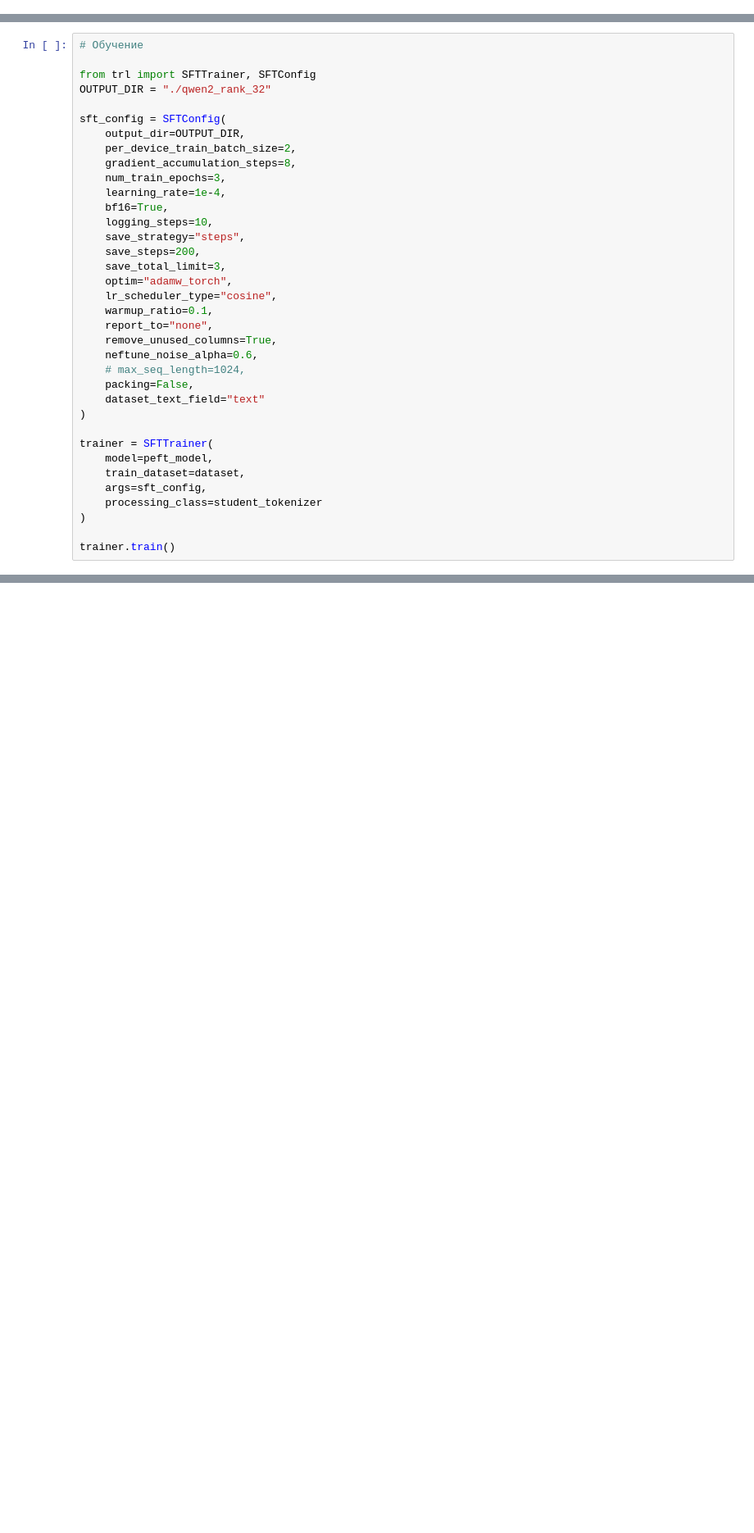
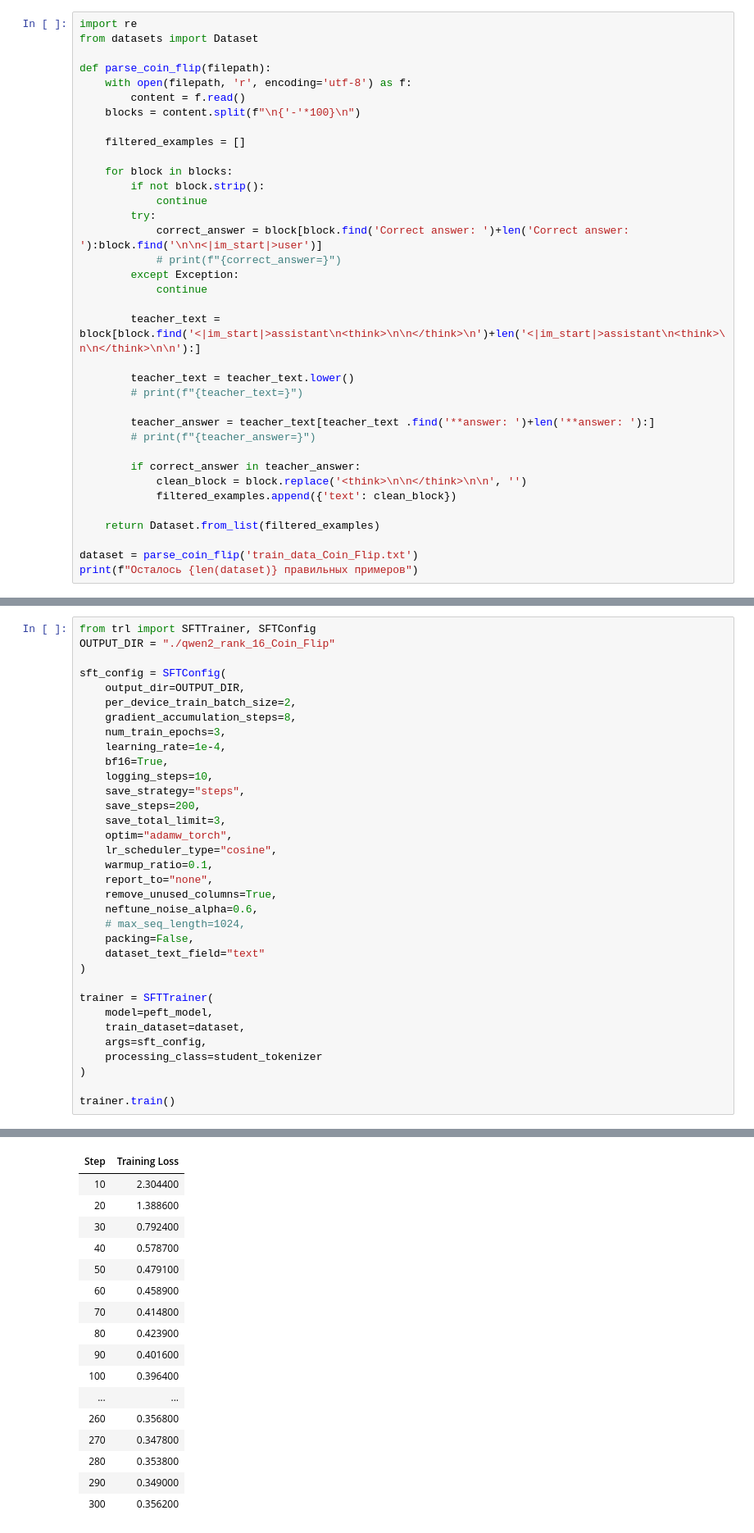
Before and after one commit to Misha-the-Creator/Reasoning-Distillation, a Jupyter notebook: training.ipynb, the cells around one changed output, grey strips where cells are left out. Shown at 82% size. Cells and saved outputs as stored; diff of their text form; blank space fills up the shorter version.

Commit message:
Добавление CSQA и Coin Flip

```diff
--- a/training.ipynb
+++ b/training.ipynb
@@ -36,0 +89,36 @@ print(f"Полных примеров: {len(dataset)}")
+# %%
+import re
+from datasets import Dataset
+
+def parse_coin_flip(filepath):
+    with open(filepath, 'r', encoding='utf-8') as f:
+        content = f.read()
+    blocks = content.split(f"\n{'-'*100}\n")
+
+    filtered_examples = []
+
+    for block in blocks:
+        if not block.strip():
+            continue
+        try:
+            correct_answer = block[block.find('Correct answer: ')+len('Correct answer: '):block.find('\n\n<|im_start|>user')]
+            # print(f"{correct_answer=}")
+        except Exception:
+            continue
+
+        teacher_text = block[block.find('<|im_start|>assistant\n<think>\n\n</think>\n')+len('<|im_start|>assistant\n<think>\n\n</think>\n\n'):]
+
+        teacher_text = teacher_text.lower()
+        # print(f"{teacher_text=}")
+
+        teacher_answer = teacher_text[teacher_text .find('**answer: ')+len('**answer: '):]
+        # print(f"{teacher_answer=}")
+
+        if correct_answer in teacher_answer:
+            clean_block = block.replace('<think>\n\n</think>\n\n', '')
+            filtered_examples.append({'text': clean_block})
+
+    return Dataset.from_list(filtered_examples)
+
+dataset = parse_coin_flip('train_data_Coin_Flip.txt')
+print(f"Осталось {len(dataset)} правильных примеров")
@@ -51,8 +143,6 @@ peft_model.print_trainable_parameters()
 # %%
-# Обучение
-
 from trl import SFTTrainer, SFTConfig
-OUTPUT_DIR = "./qwen2_rank_32"
+OUTPUT_DIR = "./qwen2_rank_16_Coin_Flip"
 
 sft_config = SFTConfig(
     output_dir=OUTPUT_DIR,
@@ -84,3 +174,4 @@ trainer = SFTTrainer(
 )
 
 trainer.train()
+# %% [output]
@@ -86,0 +180,17 @@ trainer.train()
+| Step | Training Loss |
+| 10 | 2.304400 |
+| 20 | 1.388600 |
+| 30 | 0.792400 |
+| 40 | 0.578700 |
+| 50 | 0.479100 |
+| 60 | 0.458900 |
+| 70 | 0.414800 |
+| 80 | 0.423900 |
+| 90 | 0.401600 |
+| 100 | 0.396400 |
+| ... | ... |
+| 260 | 0.356800 |
+| 270 | 0.347800 |
+| 280 | 0.353800 |
+| 290 | 0.349000 |
+| 300 | 0.356200 |
```
Also changed, not shown: parts of 17 cells of this notebook, 3 other files.
